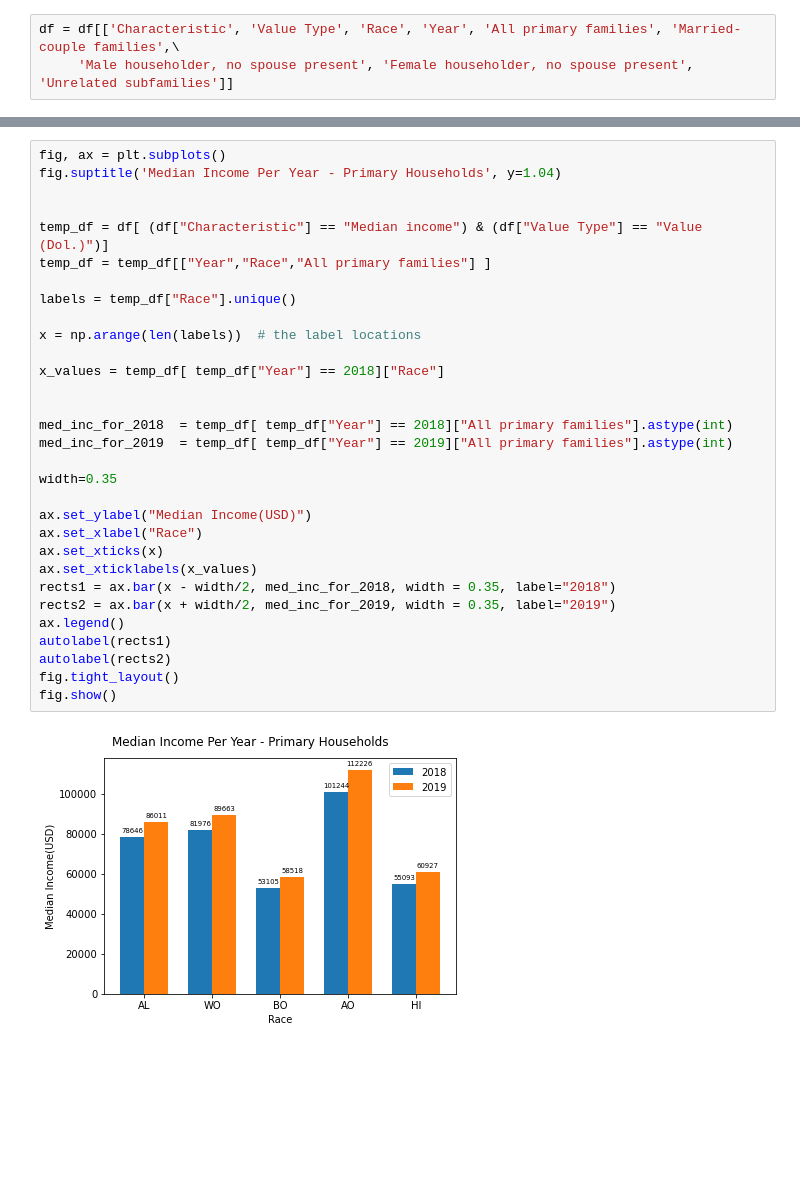
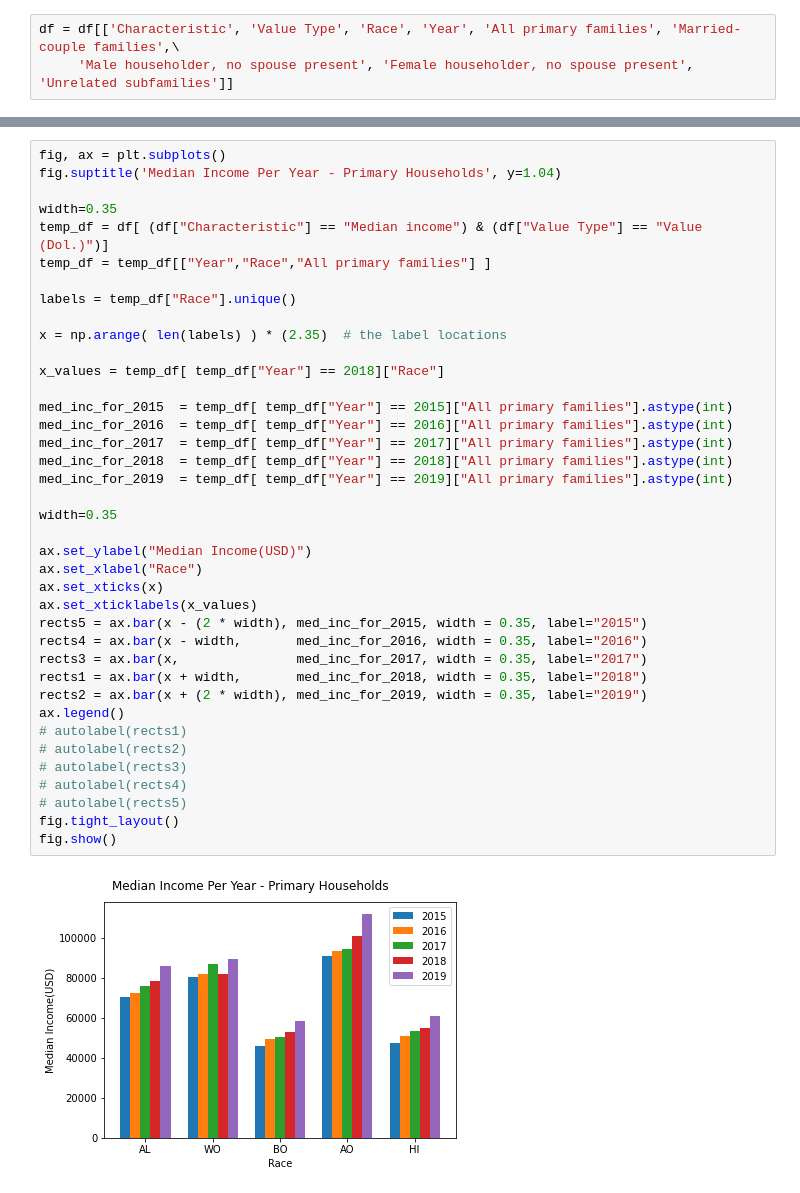
Before and after one commit to j0serobles/UCF_Data_Bootcamp_Project1, a Jupyter notebook: Data_Explore_Cleanup.ipynb, the cells around one changed output, grey strips where cells are left out. Cells and saved outputs as stored; diff of their text form; blank space fills up the shorter version.

```diff
--- a/Data_Explore_Cleanup.ipynb
+++ b/Data_Explore_Cleanup.ipynb
@@ -189,33 +222,41 @@ plt.show()
 # %%
 fig, ax = plt.subplots()
 fig.suptitle('Median Income Per Year - Primary Households', y=1.04)
 
-
+width=0.35
 temp_df = df[ (df["Characteristic"] == "Median income") & (df["Value Type"] == "Value (Dol.)")]
 temp_df = temp_df[["Year","Race","All primary families"] ]
 
 labels = temp_df["Race"].unique()
 
-x = np.arange(len(labels))  # the label locations
+x = np.arange( len(labels) ) * (2.35)  # the label locations
 
 x_values = temp_df[ temp_df["Year"] == 2018]["Race"]
 
-
+med_inc_for_2015  = temp_df[ temp_df["Year"] == 2015]["All primary families"].astype(int)
+med_inc_for_2016  = temp_df[ temp_df["Year"] == 2016]["All primary families"].astype(int)
+med_inc_for_2017  = temp_df[ temp_df["Year"] == 2017]["All primary families"].astype(int)
 med_inc_for_2018  = temp_df[ temp_df["Year"] == 2018]["All primary families"].astype(int)
 med_inc_for_2019  = temp_df[ temp_df["Year"] == 2019]["All primary families"].astype(int)
 
 width=0.35
 
 ax.set_ylabel("Median Income(USD)")
 ax.set_xlabel("Race")
 ax.set_xticks(x)
 ax.set_xticklabels(x_values)
-rects1 = ax.bar(x - width/2, med_inc_for_2018, width = 0.35, label="2018")
-rects2 = ax.bar(x + width/2, med_inc_for_2019, width = 0.35, label="2019")
+rects5 = ax.bar(x - (2 * width), med_inc_for_2015, width = 0.35, label="2015")
+rects4 = ax.bar(x - width,       med_inc_for_2016, width = 0.35, label="2016")
+rects3 = ax.bar(x,               med_inc_for_2017, width = 0.35, label="2017")
+rects1 = ax.bar(x + width,       med_inc_for_2018, width = 0.35, label="2018")
+rects2 = ax.bar(x + (2 * width), med_inc_for_2019, width = 0.35, label="2019")
 ax.legend()
-autolabel(rects1)
-autolabel(rects2)
+# autolabel(rects1)
+# autolabel(rects2)
+# autolabel(rects3)
+# autolabel(rects4)
+# autolabel(rects5)
 fig.tight_layout()
 fig.show()
 # %% [output]
-[figure, old version]
+[figure, new version]
```
Also changed, not shown: parts of 11 cells of this notebook.
